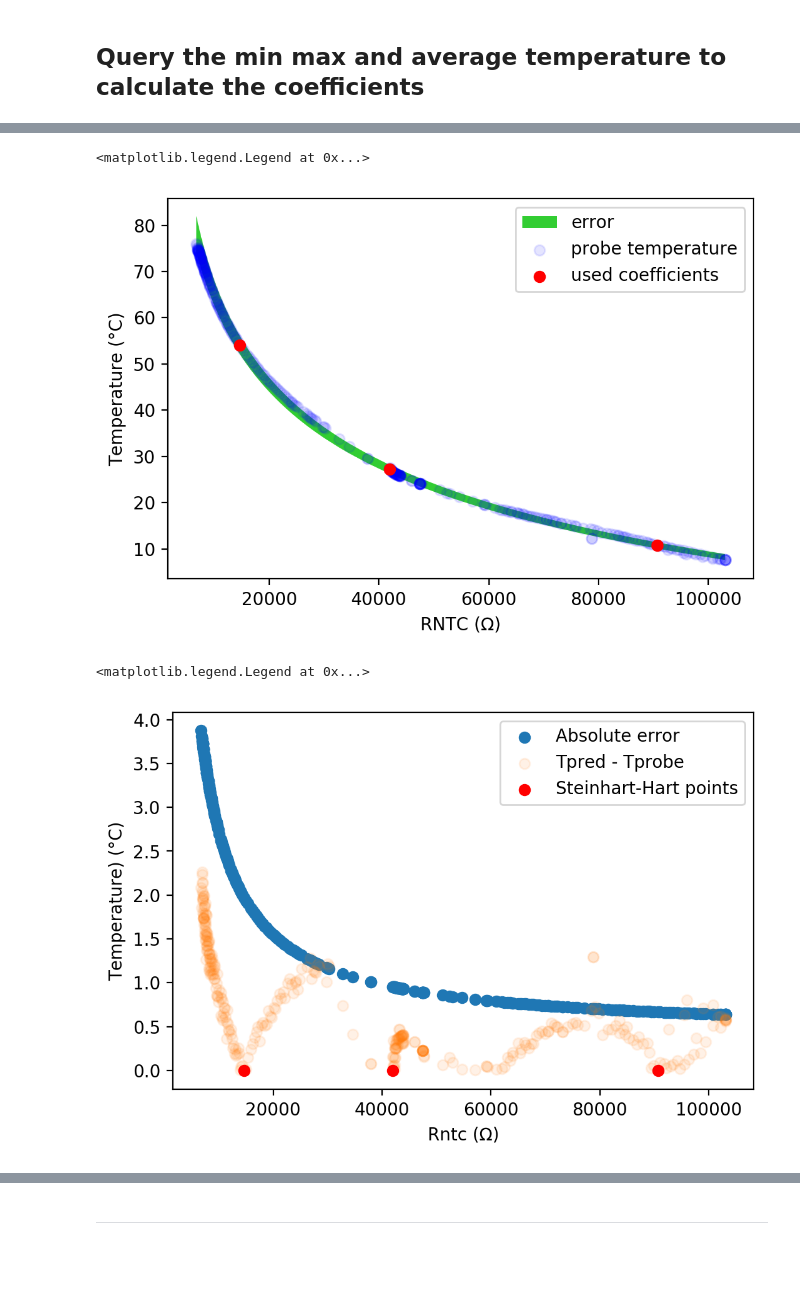
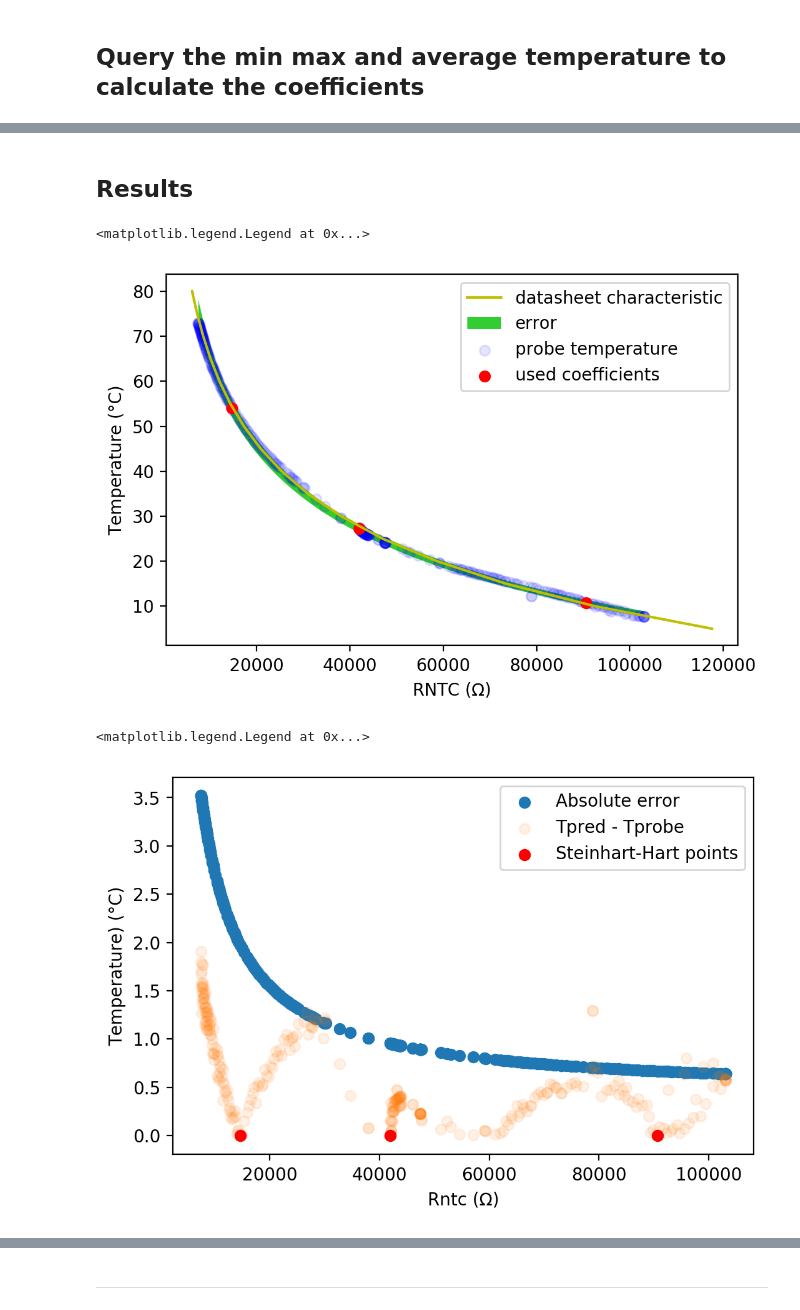
Before and after one commit to jonasvdd/NTC-calibration, a Jupyter notebook: desktop/notebooks/Visualization..ipynb, the cells around one changed output, grey strips where cells are left out. Drawn from its saved outputs; the diff is of its cells as text; code cells hidden in the pictures; blank space fills up the shorter version.

```diff
--- a/desktop/notebooks/Visualization..ipynb
+++ b/desktop/notebooks/Visualization..ipynb
@@ -26,6 +40,6 @@ We will fetch the data and store it in [dataframes](https://pandas.pydata.org/pa
 # %%
 df_cold = pd.read_csv('../data/rev_csv_2018-11-27_10-35.csv')
-df_hot = pd.read_csv('../data/rev_csv_2018-11-27_11-02.csv')[:180]
+df_hot = pd.read_csv('../data/rev_csv_2018-11-27_11-02.csv')[:150]
 df_avg = pd.read_csv('../data/rev_csv_2018-11-20_11-18.csv')[15:]
 
 df = df_cold
@@ -49,2 +55,8 @@ df_char_datasheet.head()
+# %%
+R25 = 47e3       # The datasheet specifies that the resistance @ 25 °C should be 47kΩ
+
+# store the characteristic and calculate the resistance of the NTC based on the given coefficients
+df_datasheet = pd.read_csv('../data/B57621C473J62-ND _char.csv', names=['T', 'RT_R25'])
+df_datasheet['RNTC'] = df_datasheet.apply(lambda r: r.RT_R25 * R25, axis=1)
 # %% [markdown]
 ### 1.1 Analyse the data
@@ -62,16 +83,16 @@ df_cold.plot(kind='scatter', x='RNTC', y='Tprobe', c='b', ax=ax1, label='cold')
 ##################################
 #       Hyperparameters
 ##################################
-precision_adc = 10
-min_temp = 10   # the  minimum temperature we will predict
-max_temp = 70   # the maximum temperature we will predict
+adc_resolution = 10 # the number of bits used to sample the adc value
+min_temp = 10       # the  minimum temperature we will predict
+max_temp = 70       # the maximum temperature we will predict
 
 # The temperature of the coefficients we will use to predict
 feed_t1 = 11
 feed_t2 = 27
 feed_t3 = 54
 
-fluctuation = 0.3
+fluctuation = 0.3   # Fluctuation: maximum difference in °C with respect to the temperature coefficients.
 # %%
 min_query = " Tprobe < " + str(feed_t1) + " + " + str(fluctuation) + " and Tprobe > " + str(feed_t1) + " - " + str(fluctuation)
 avg_query = " Tprobe < " + str(feed_t2) + " + " + str(fluctuation) + " and Tprobe > " + str(feed_t2) + " - " + str(fluctuation)
@@ -166,0 +149,8 @@ print(example_temp)
+# %%
+ADC_RANGE = 2**adc_resolution - 1
+
+def rntc2adc(rntc):
+    return round(serial_resistance * ADC_RANGE / (rntc + serial_resistance), 0)
+
+def rntc2adc_err(rntc):
+    return r_const * ADC_RANGE / (rntc + r_const)
@@ -220,17 +252,23 @@ df_pred.head()
+# %% [markdown]
+## Results
 # %%
+plt.rcParams['figure.dpi'] = 200
+
 lower_bound = df_pred['Tcalc 1'].values - df_pred['T err'].values
 upper_bound = df_pred['Tcalc 1'].values + df_pred['T err'].values
 
 plt.fill_between(x=df_pred['RNTC'].values, y1=lower_bound, y2=upper_bound, facecolor='limegreen', interpolate=True, label='error')
 
 plt.scatter(x=df_pred['RNTC'].values, y=df_pred['Tprobe'].values, c='b', alpha=.1, label='probe temperature')
 plt.scatter(x=[R_NTC1.val, R_NTC2.val, R_NTC3.val], y = [T1.val, T2.val, T3.val], c='r', label='used coefficients')
+plt.plot(df_datasheet['RNTC'].values, df_datasheet['T'].values, c='y', label='datasheet characteristic')
+
 plt.xlabel("RNTC (Ω)")
 plt.ylabel("Temperature (°C)")
 plt.legend()
 # %% [output]
 <matplotlib.legend.Legend at 0x...>
-[figure, old version]
+[figure, new version]
 # %%
 plt.scatter(x=df_pred['RNTC'], y=df_pred['T err'], label='Absolute error')
 plt.scatter(x=df_pred['RNTC'], y=np.abs(df_pred['Tcalc 1'] - df_pred['Tprobe']), label='Tpred - Tprobe' , alpha=0.1)
@@ -241,7 +279,7 @@ plt.ylabel("Temperature) (°C)")
 plt.legend()
 # %% [output]
 <matplotlib.legend.Legend at 0x...>
-[figure, old version]
+[figure, new version]
 # %%
 plt.scatter(x=df_pred['Tprobe'], y=df_pred['T err'], label='Absolute error')
 plt.scatter(x=df_pred['Tprobe'], y=np.abs(df_pred['Tcalc 1'] - df_pred['Tprobe']), label='Tpred - Tprobe' , alpha=0.1)
```
Also changed, not shown: parts of 33 cells of this notebook, 1 other file.
